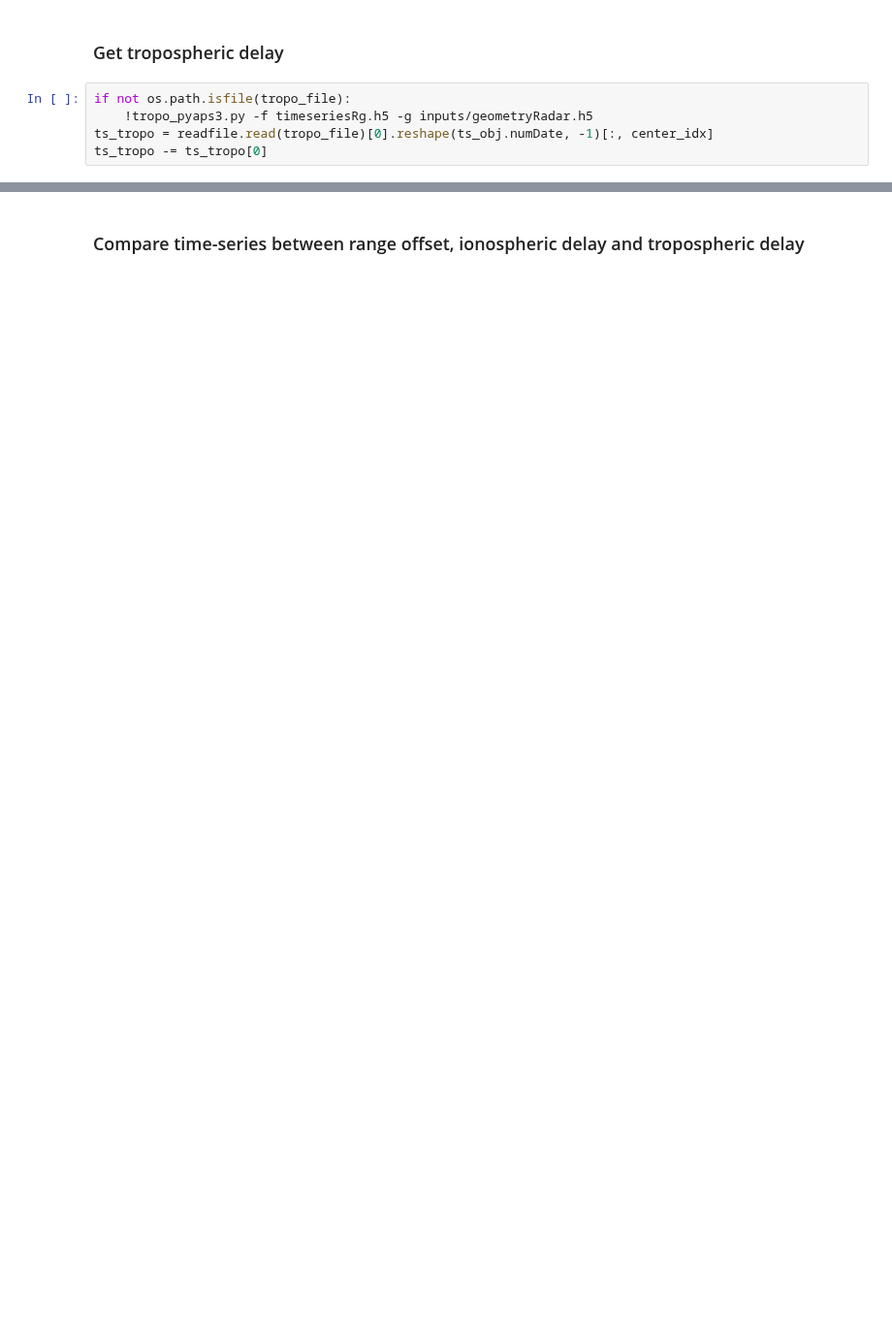
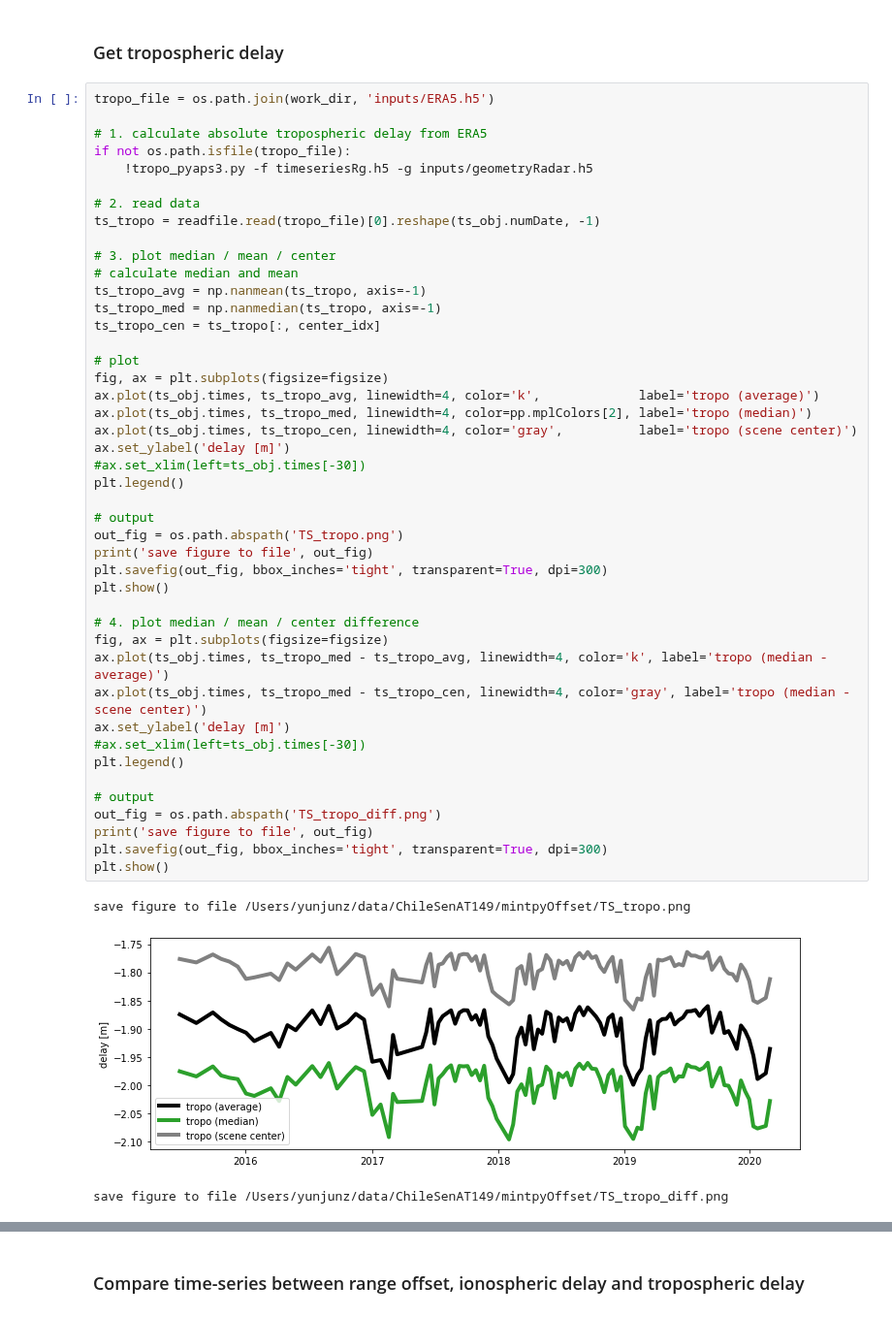
Before and after one commit to yunjunz/2022-Geolocation, a Jupyter notebook: offset_atmos.ipynb, the cells around one changed output, grey strips where cells are left out. Shown at 97% size. Cells and saved outputs as stored; diff of their text form; blank space fills up the shorter version.

```diff
--- a/offset_atmos.ipynb
+++ b/offset_atmos.ipynb
@@ -70,7 +122,50 @@ ts_iono -= ts_iono[0]
 # %% [markdown]
 ### Get tropospheric delay
-# %%
-if not os.path.isfile(tropo_file):
-    !tropo_pyaps3.py -f timeseriesRg.h5 -g inputs/geometryRadar.h5
-ts_tropo = readfile.read(tropo_file)[0].reshape(ts_obj.numDate, -1)[:, center_idx]
-ts_tropo -= ts_tropo[0]
+# %%
+tropo_file = os.path.join(work_dir, 'inputs/ERA5.h5')
+
+# 1. calculate absolute tropospheric delay from ERA5
+if not os.path.isfile(tropo_file):
+    !tropo_pyaps3.py -f timeseriesRg.h5 -g inputs/geometryRadar.h5
+
+# 2. read data
+ts_tropo = readfile.read(tropo_file)[0].reshape(ts_obj.numDate, -1)
+
+# 3. plot median / mean / center
+# calculate median and mean
+ts_tropo_avg = np.nanmean(ts_tropo, axis=-1)
+ts_tropo_med = np.nanmedian(ts_tropo, axis=-1)
+ts_tropo_cen = ts_tropo[:, center_idx]
+
+# plot
+fig, ax = plt.subplots(figsize=figsize)
+ax.plot(ts_obj.times, ts_tropo_avg, linewidth=4, color='k',             label='tropo (average)')
+ax.plot(ts_obj.times, ts_tropo_med, linewidth=4, color=pp.mplColors[2], label='tropo (median)')
+ax.plot(ts_obj.times, ts_tropo_cen, linewidth=4, color='gray',          label='tropo (scene center)')
+ax.set_ylabel('delay [m]')
+#ax.set_xlim(left=ts_obj.times[-30])
+plt.legend()
+
+# output
+out_fig = os.path.abspath('TS_tropo.png')
+print('save figure to file', out_fig)
+plt.savefig(out_fig, bbox_inches='tight', transparent=True, dpi=300)
+plt.show()
+
+# 4. plot median / mean / center difference
+fig, ax = plt.subplots(figsize=figsize)
+ax.plot(ts_obj.times, ts_tropo_med - ts_tropo_avg, linewidth=4, color='k', label='tropo (median - average)')
+ax.plot(ts_obj.times, ts_tropo_med - ts_tropo_cen, linewidth=4, color='gray', label='tropo (median - scene center)')
+ax.set_ylabel('delay [m]')
+#ax.set_xlim(left=ts_obj.times[-30])
+plt.legend()
+
+# output
+out_fig = os.path.abspath('TS_tropo_diff.png')
+print('save figure to file', out_fig)
+plt.savefig(out_fig, bbox_inches='tight', transparent=True, dpi=300)
+plt.show()
+# %% [output]
+save figure to file /Users/yunjunz/data/ChileSenAT149/mintpyOffset/TS_tropo.png
+[figure, added]
+save figure to file /Users/yunjunz/data/ChileSenAT149/mintpyOffset/TS_tropo_diff.png
```
Also changed, not shown: parts of 10 cells of this notebook, 18 other files.
